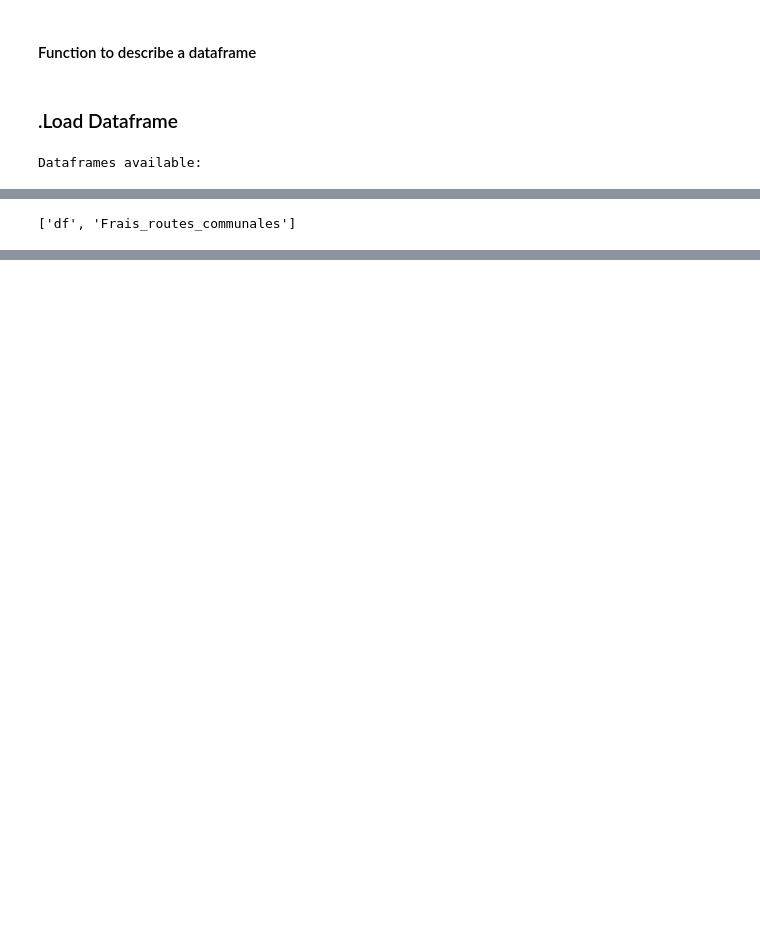
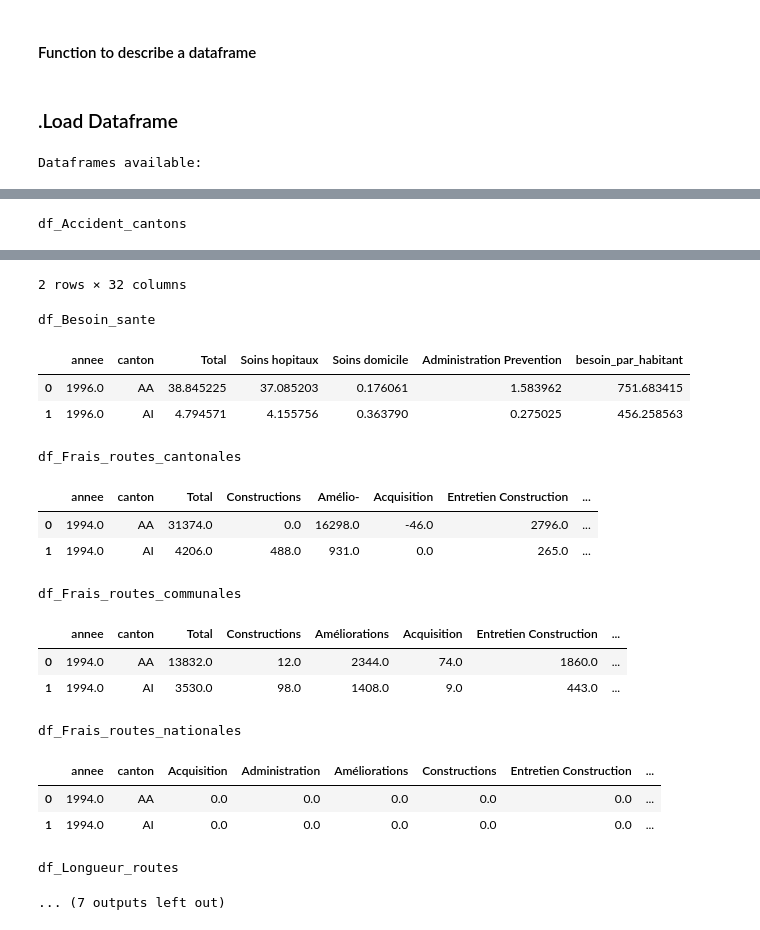
Before and after one commit to epfl-ada-2018/project-pizzafels, a Jupyter notebook: Working Notebooks/1. Prediction-cantons.ipynb, the cells around one changed output, grey strips where cells are left out. Drawn from its saved outputs; the diff is of its cells as text; code cells hidden in the pictures; blank space fills up the shorter version.

```diff
--- a/Working Notebooks/1. Prediction-cantons.ipynb
+++ b/Working Notebooks/1. Prediction-cantons.ipynb
@@ -162,4 +115,5 @@ for index in dataframes:
 # %%
+# Map names of cantons to their index
 for df in cantons_dfs:
-    globals()[df].canton = globals()[df].canton.apply(lambda x: getKeysByValue(dict_cantons, x))
+    globals()[df].loc[canton] = globals()[df].canton.apply(lambda x: getKeysByValue_withNone(dict_cantons, x))
     globals()[df] = globals()[df].dropna()
@@ -196,16 +120,35 @@ annees = [d for d in range(1994,2016)]
-# %%
-features_cantons = {}
-
-for canton in dict_cantons:
-    features_cantons[canton] = pd.DataFrame({'annee':annees})
-    for df in cantons_dfs:
-        if(df not in ['df_Voitures','df_Accident_cantons','df_Besoin_sante']):
-            for column in globals()[df].columns:
-                if (column not in ['annee','canton']):
-                    name = df.split('_',1)[1]+'-'+column
-                    feature = globals()[df][(globals()[df].canton=='ZH') & (globals()[df].annee.isin(annees))].sort_values('annee')[column].values
-                    features_cantons[canton][name]=feature
-# %%
-'df_Frais_routes_communales'.split('_',1)
-# %% [output]
-['df', 'Frais_routes_communales']
+# %%
+# Snapshot of dataframes we get to build features for the ML stuff
+annees_max = []
+annees_min = []
+
+# We get two type of dataframe : one with a column date for the date, the other one with one colum by date
+cantons_dfs_dateASrows = []
+cantons_dfs_dateAScolumns = []
+
+# If we want to excluded some dataframe from the analyse
+excluded_df = []
+
+
+for df in [c for c in cantons_dfs if (c not in excluded_df)]:
+    print(df)
+    display(globals()[df].head(2))
+    try:
+        annees_max.append(np.max(globals()[df].annee))
+        annees_min.append(np.min(globals()[df].annee))
+
+        # Accident is not a feature but what we want to predict
+        if(not re.compile('.*[A|a]ccident.*').match(df)):
+            cantons_dfs_dateASrows.append(df)
+    except:
+        annees_df = [int(d) for d in globals()[df].columns if IS_DATE.match(d)]
+        annees_max.append(np.max(annees_df))
+        annees_min.append(np.min(annees_df))
+        if(not re.compile('.*[A|a]ccident.*').match(df)):
+            cantons_dfs_dateAScolumns.append(df)
+
+annee_max = int(np.min(annees_max))
+annee_min = int(np.max(annees_min))
+print("\n\n>>  Information from {} to {}".format(annee_min,annee_max))
+# %% [output]
+df_Accident_cantons
@@ -211,0 +158,19 @@ for canton in dict_cantons:
+2 rows × 32 columns
+df_Besoin_sante
+|  | annee | canton | Total | Soins hopitaux | Soins domicile | Administration Prevention | besoin_par_habitant |
+| 0 | 1996.0 | AA | 38.845225 | 37.085203 | 0.176061 | 1.583962 | 751.683415 |
+| 1 | 1996.0 | AI | 4.794571 | 4.155756 | 0.363790 | 0.275025 | 456.258563 |
+df_Frais_routes_cantonales
+|  | annee | canton | Total | Constructions | Amélio- | Acquisition | Entretien Construction | ... |
+| 0 | 1994.0 | AA | 31374.0 | 0.0 | 16298.0 | -46.0 | 2796.0 | ... |
+| 1 | 1994.0 | AI | 4206.0 | 488.0 | 931.0 | 0.0 | 265.0 | ... |
+df_Frais_routes_communales
+|  | annee | canton | Total | Constructions | Améliorations | Acquisition | Entretien Construction | ... |
+| 0 | 1994.0 | AA | 13832.0 | 12.0 | 2344.0 | 74.0 | 1860.0 | ... |
+| 1 | 1994.0 | AI | 3530.0 | 98.0 | 1408.0 | 9.0 | 443.0 | ... |
+df_Frais_routes_nationales
+|  | annee | canton | Acquisition | Administration | Améliorations | Constructions | Entretien Construction | ... |
+| 0 | 1994.0 | AA | 0.0 | 0.0 | 0.0 | 0.0 | 0.0 | ... |
+| 1 | 1994.0 | AI | 0.0 | 0.0 | 0.0 | 0.0 | 0.0 | ... |
+df_Longueur_routes
+... (7 outputs left out)
```
Also changed, not shown: parts of 33 cells of this notebook.
